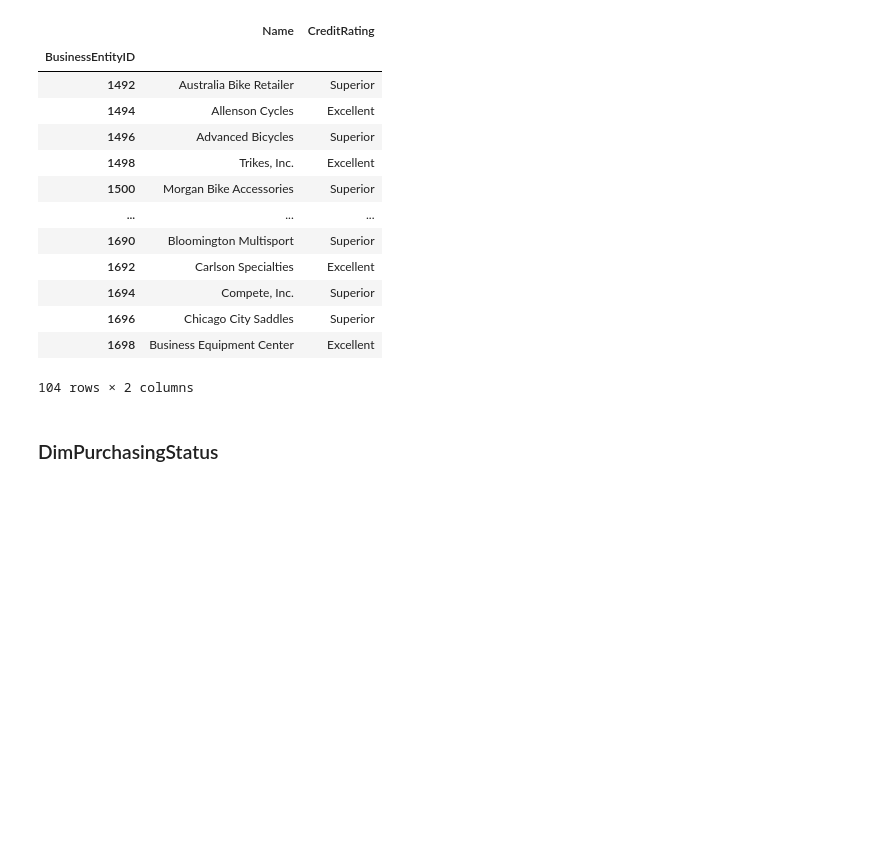
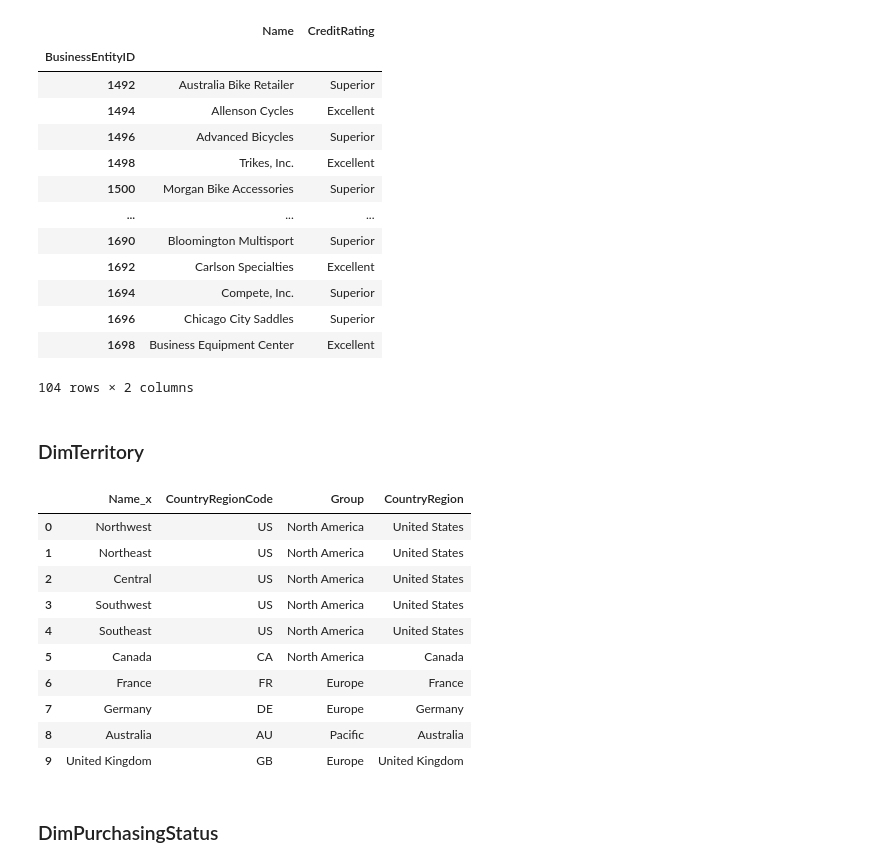
Before and after one commit to minh-nguyenhoang/DW-ETL-20212, a Jupyter notebook: ETL copy.ipynb, the cells around one changed output. Saved outputs shown, nothing was run; the diff lists cells and outputs as text; code cells hidden in the pictures; blank space fills up the shorter version.

Commit message:
Finish transform for dimensions-Add DimTerritory

```diff
--- a/ETL copy.ipynb
+++ b/ETL copy.ipynb
@@ -210,6 +210,22 @@ dfst['Purchasing.Vendor']
 | 1696 | Chicago City Saddles | Superior |
 | 1698 | Business Equipment Center | Excellent |
 104 rows × 2 columns
+# %% [markdown]
+### DimTerritory
+# %%
+pd.merge(dfst['Sales.SalesTerritory'],dfst['Person.CountryRegion'],on='CountryRegionCode').rename(columns={'Name_y':'CountryRegion'})
+# %% [output]
+|  | Name_x | CountryRegionCode | Group | CountryRegion |
+| 0 | Northwest | US | North America | United States |
+| 1 | Northeast | US | North America | United States |
+| 2 | Central | US | North America | United States |
+| 3 | Southwest | US | North America | United States |
+| 4 | Southeast | US | North America | United States |
+| 5 | Canada | CA | North America | Canada |
+| 6 | France | FR | Europe | France |
+| 7 | Germany | DE | Europe | Germany |
+| 8 | Australia | AU | Pacific | Australia |
+| 9 | United Kingdom | GB | Europe | United Kingdom |
 # %% [markdown]
 ### DimPurchasingStatus
 # %%
```
Also changed, not shown: parts of 1 cell of this notebook.
